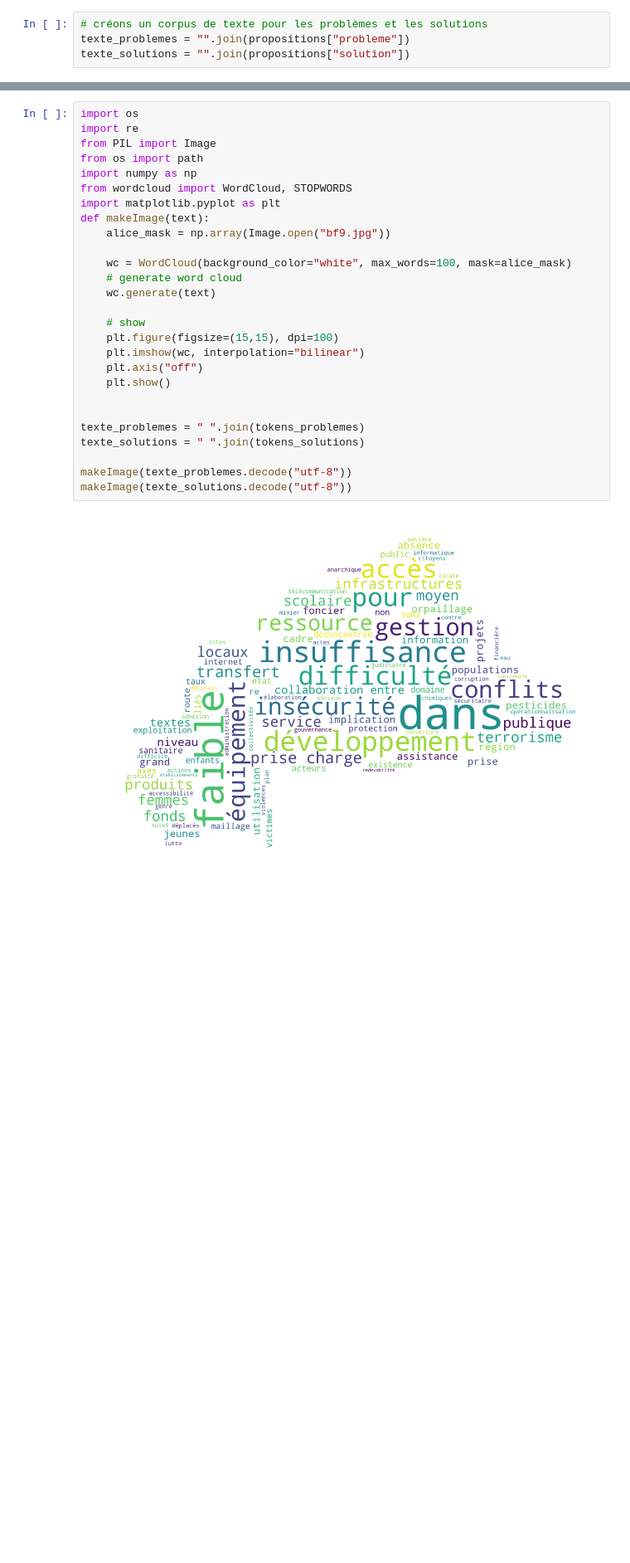
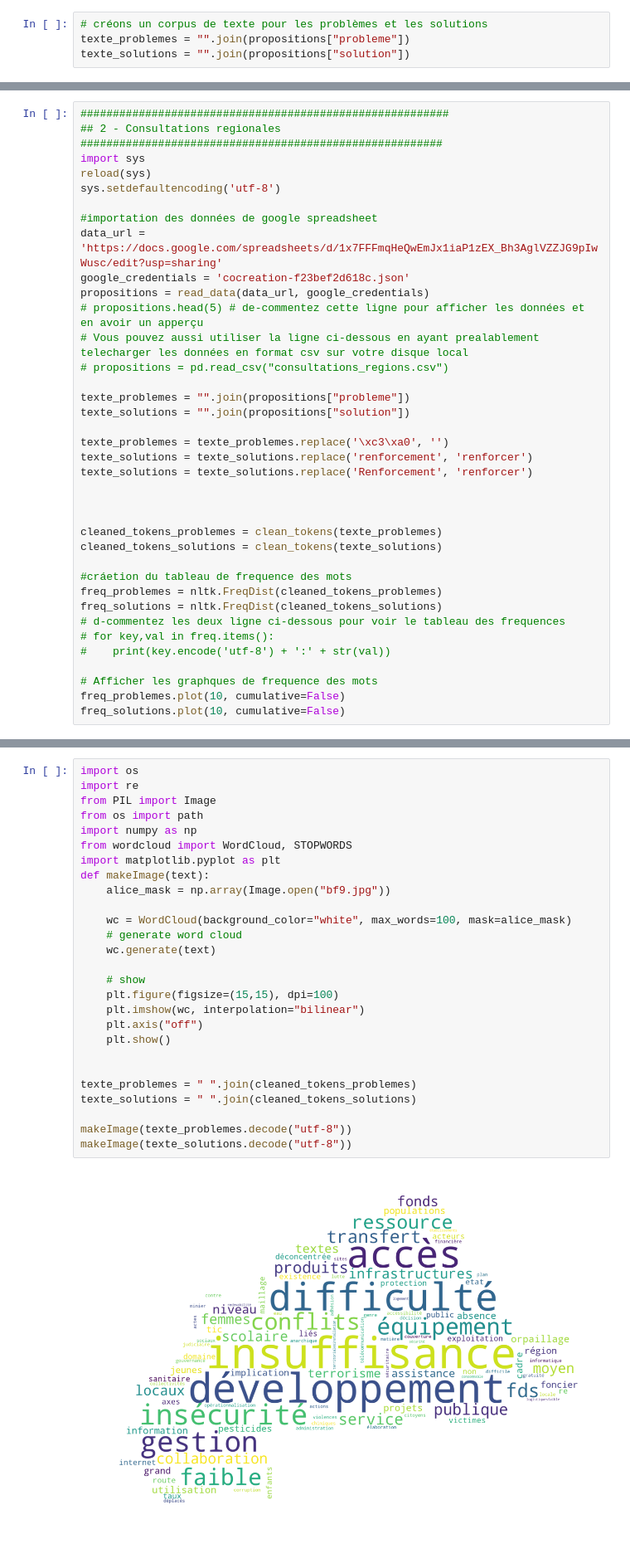
Before and after one commit to lingani/Cocreation-PAN2-Burkina-Faso, a Jupyter notebook: cocreation.ipynb, the cells around one changed output, grey strips where cells are left out. Shown: that part at 83% size. Cells and saved outputs as stored; diff of their text form; blank space fills up the shorter version.

Commit message:
cleaned the code by creating useful functions

```diff
--- a/cocreation.ipynb
+++ b/cocreation.ipynb
@@ -171,0 +105,38 @@ freq_solutions.plot(20, cumulative=False)
+# %%
+#########################################################
+## 2 - Consultations regionales
+########################################################
+import sys
+reload(sys)
+sys.setdefaultencoding('utf-8')
+
+#importation des données de google spreadsheet
+data_url = 'https://docs.google.com/spreadsheets/d/1x7FFFmqHeQwEmJx1iaP1zEX_Bh3AglVZZJG9pIwWusc/edit?usp=sharing'
+google_credentials = 'cocreation-f23bef2d618c.json'
+propositions = read_data(data_url, google_credentials)
+# propositions.head(5) # de-commentez cette ligne pour afficher les données et en avoir un apperçu
+# Vous pouvez aussi utiliser la ligne ci-dessous en ayant prealablement telecharger les données en format csv sur votre disque local
+# propositions = pd.read_csv("consultations_regions.csv")
+
+texte_problemes = "".join(propositions["probleme"])
+texte_solutions = "".join(propositions["solution"])
+
+texte_problemes = texte_problemes.replace('\xc3\xa0', '')
+texte_solutions = texte_solutions.replace('renforcement', 'renforcer')
+texte_solutions = texte_solutions.replace('Renforcement', 'renforcer')
+
+
+
+cleaned_tokens_problemes = clean_tokens(texte_problemes)
+cleaned_tokens_solutions = clean_tokens(texte_solutions)
+
+#cráetion du tableau de frequence des mots
+freq_problemes = nltk.FreqDist(cleaned_tokens_problemes)
+freq_solutions = nltk.FreqDist(cleaned_tokens_solutions)
+# d-commentez les deux ligne ci-dessous pour voir le tableau des frequences
+# for key,val in freq.items():
+#    print(key.encode('utf-8') + ':' + str(val))
+
+# Afficher les graphques de frequence des mots
+freq_problemes.plot(10, cumulative=False)
+freq_solutions.plot(10, cumulative=False)
@@ -172,29 +146,29 @@ freq_solutions.plot(20, cumulative=False)
 # %%
 import os
 import re
 from PIL import Image
 from os import path
 import numpy as np
 from wordcloud import WordCloud, STOPWORDS
 import matplotlib.pyplot as plt
 def makeImage(text):
     alice_mask = np.array(Image.open("bf9.jpg"))
 
     wc = WordCloud(background_color="white", max_words=100, mask=alice_mask)
     # generate word cloud
     wc.generate(text)
 
     # show
     plt.figure(figsize=(15,15), dpi=100)
     plt.imshow(wc, interpolation="bilinear")
     plt.axis("off")
     plt.show()
 
 
-texte_problemes = " ".join(tokens_problemes)
-texte_solutions = " ".join(tokens_solutions)
+texte_problemes = " ".join(cleaned_tokens_problemes)
+texte_solutions = " ".join(cleaned_tokens_solutions)
 
 makeImage(texte_problemes.decode("utf-8"))
 makeImage(texte_solutions.decode("utf-8"))
 # %% [output]
-[figure, old version]
+[figure, new version]
```
Also changed, not shown: parts of 11 cells of this notebook.
